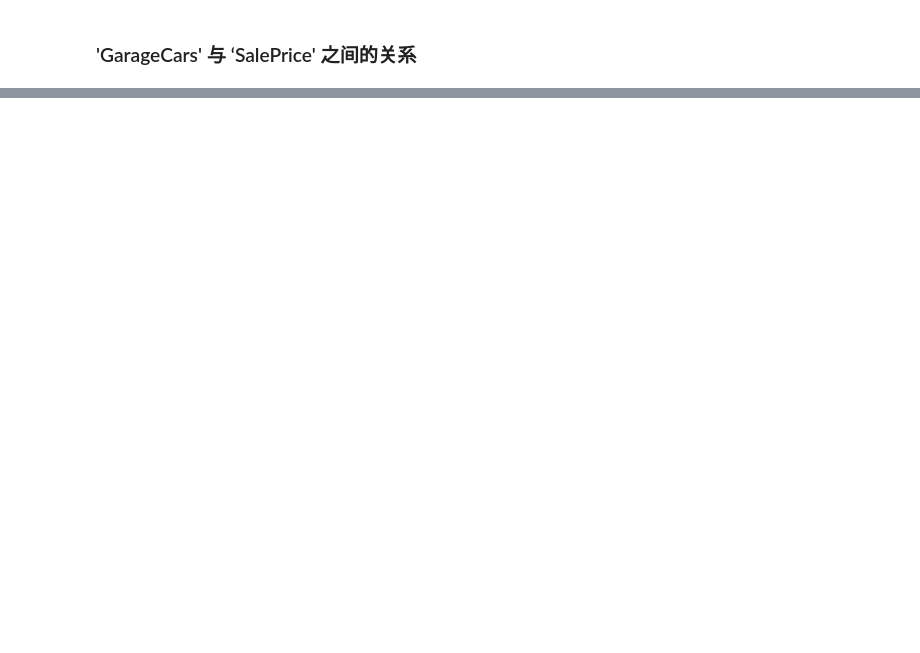
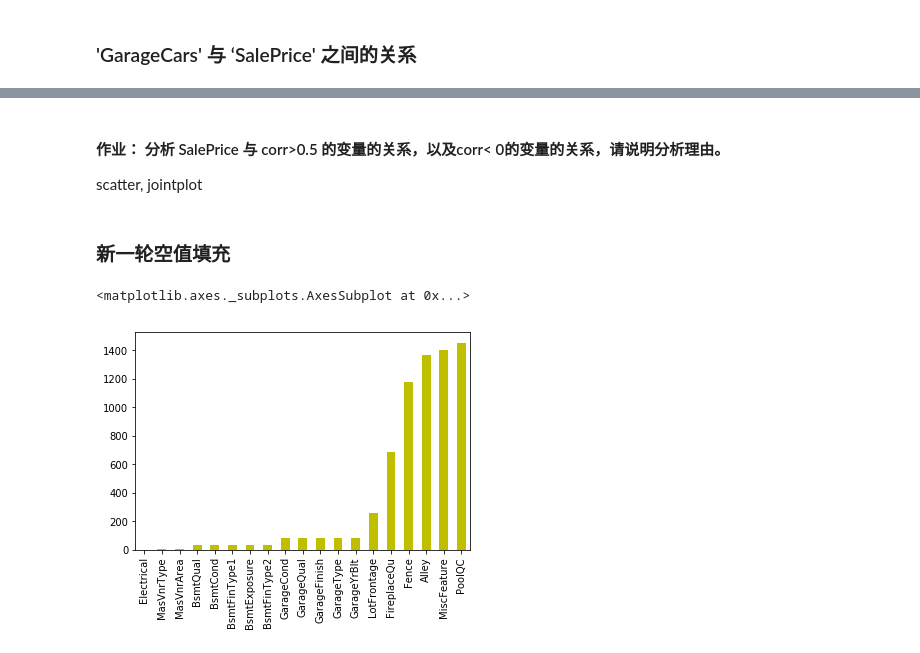
Before and after one commit to lizhicq/AI-course, a Jupyter notebook: 04 - 机器学习实战/W1 - LA House Price/Test.ipynb, the cells around one changed output, grey strips where cells are left out. Saved outputs shown, nothing was run; the diff lists cells and outputs as text; code cells hidden in the pictures; blank space fills up the shorter version.

```diff
--- a/04 - 机器学习实战/W1 - LA House Price/Test.ipynb
+++ b/04 - 机器学习实战/W1 - LA House Price/Test.ipynb
@@ -284,0 +212,12 @@ train[['GarageArea', 'SalePrice']].groupby(['GarageArea']).mean().plot.bar()
+# %% [markdown]
+#### 作业： 分析 SalePrice 与 corr>0.5 的变量的关系，以及corr< 0的变量的关系，请说明分析理由。
+
+scatter, jointplot
+# %% [markdown]
+### 新一轮空值填充
+# %%
+x = train.isnull().sum()
+x[x>0].sort_values().plot.bar(color='y')
+# %% [output]
+<matplotlib.axes._subplots.AxesSubplot at 0x...>
+[figure, added]
```
Also changed, not shown: parts of 29 cells of this notebook, 1 other file.
